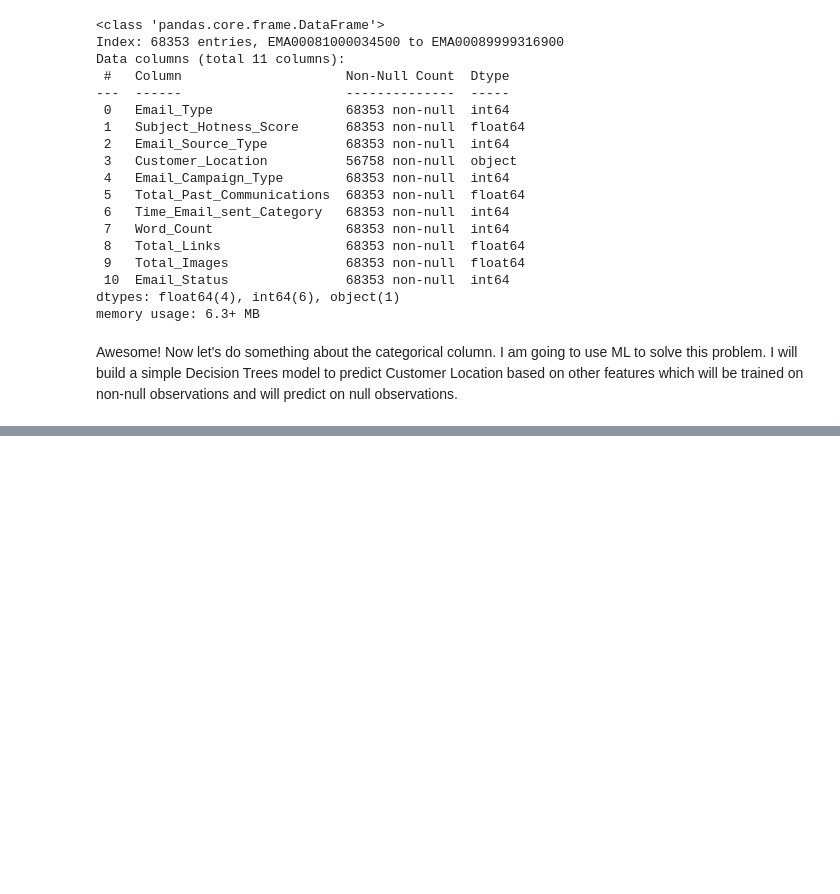
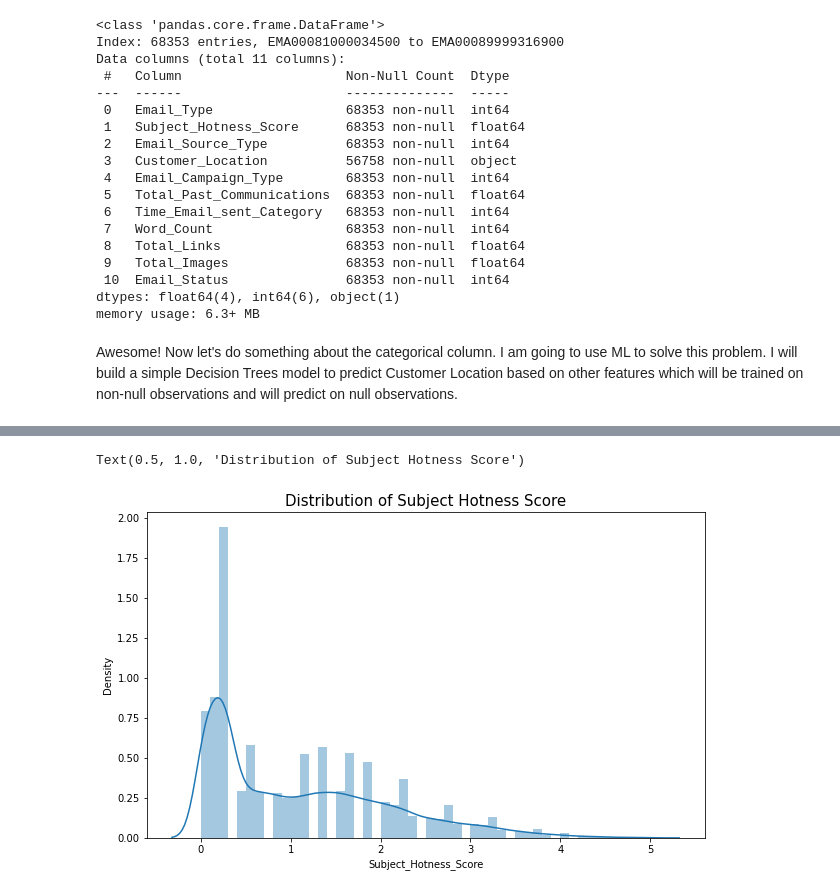
Before and after one commit to Subhajit53/Email-Campaign-Effectiveness-Prediction, a Jupyter notebook: Email_Campaign_Effectiveness_Prediction.ipynb, the cells around one changed output, grey strips where cells are left out. Cells and saved outputs as stored; diff of their text form; code cells hidden in the pictures; blank space fills up the shorter version.

```diff
--- a/Email_Campaign_Effectiveness_Prediction.ipynb
+++ b/Email_Campaign_Effectiveness_Prediction.ipynb
@@ -155,0 +226,8 @@ Awesome! Now let's do something about the categorical column. I am going to use
+# %%
+# Plotting histogram for Subject_Hotness_Score
+plt.figure(figsize=(10,6))
+sns.distplot(df['Subject_Hotness_Score'])
+plt.title('Distribution of Subject Hotness Score', fontsize=15)
+# %% [output]
+Text(0.5, 1.0, 'Distribution of Subject Hotness Score')
+[figure, added]
```
Also changed, not shown: parts of 15 cells of this notebook.
